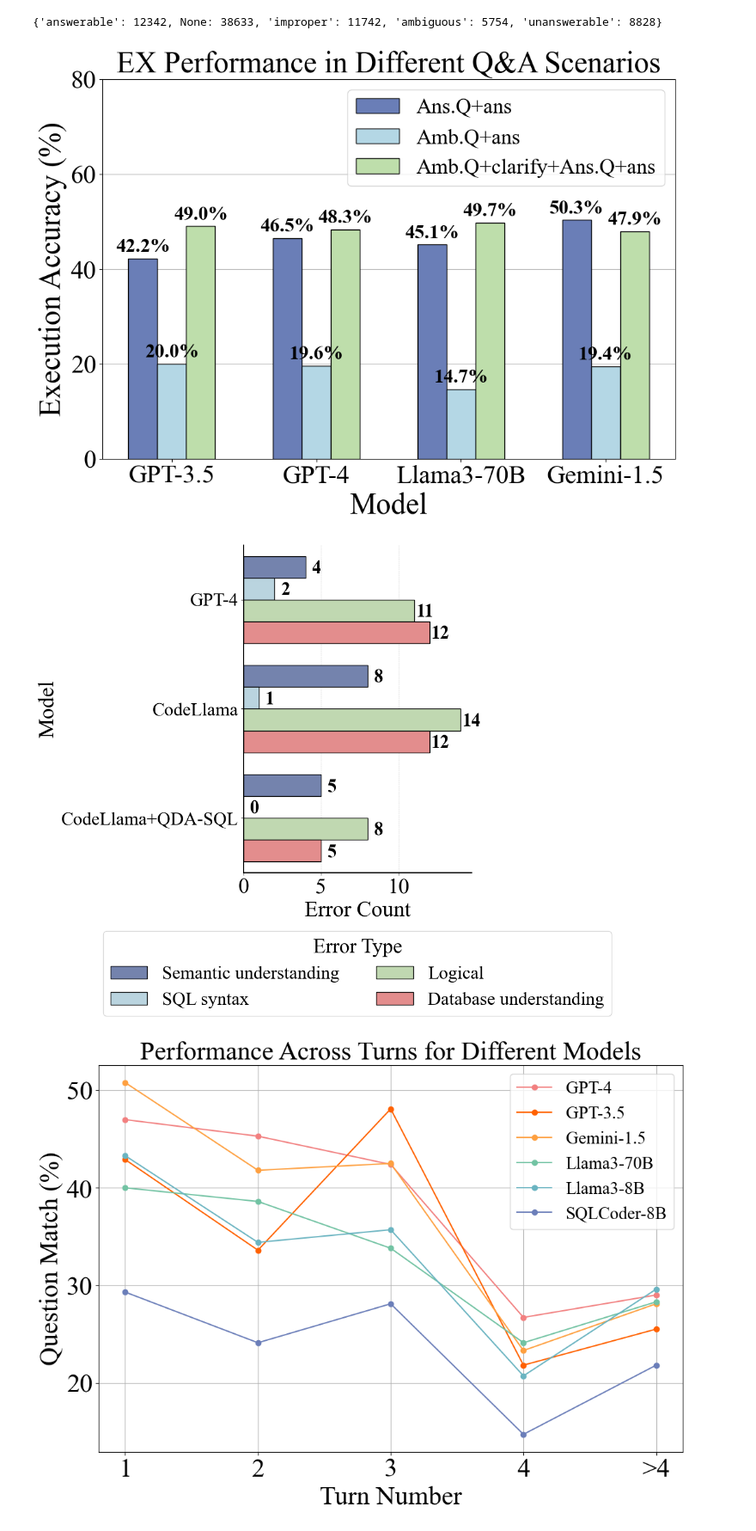
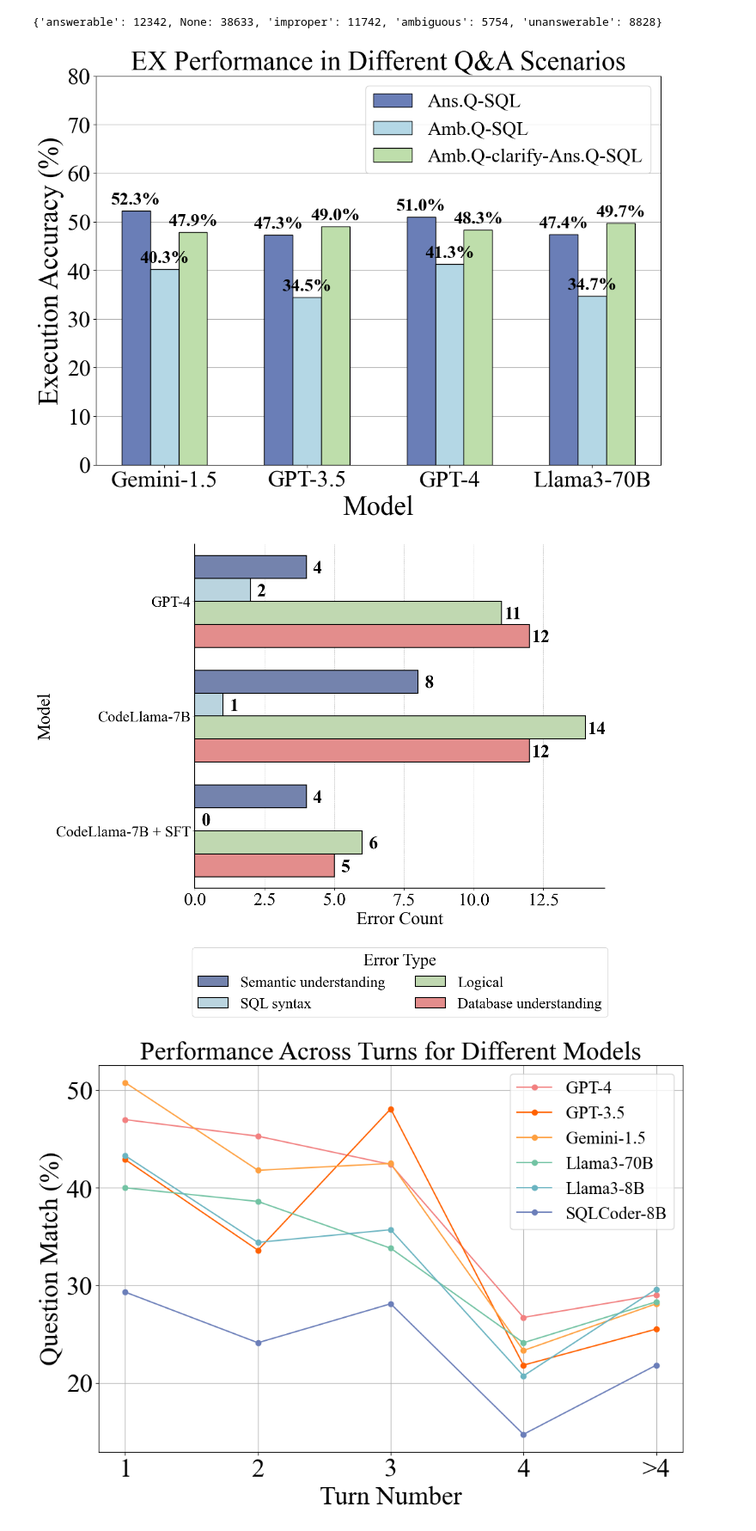
Before and after one commit to mcxiaoxiao/MM-SQL, a Jupyter notebook: analysis_outputs.ipynb, the cells around one changed output. Shown at 86% size. Saved outputs shown, nothing was run; the diff lists cells and outputs as text; code cells hidden in the pictures.

Commit message:
FEAT new error figs

```diff
--- a/analysis_outputs.ipynb
+++ b/analysis_outputs.ipynb
@@ -30,15 +30,15 @@ import matplotlib.pyplot as plt
 import numpy as np
 
 # Model names
-models = ['GPT-3.5', 'GPT-4', 'Llama3-70B', 'Gemini-1.5']
+models = [ 'Gemini-1.5', 'GPT-3.5', 'GPT-4', 'Llama3-70B']
 
 # Question Match data
 # Each model has three data points: Ans.Q, Amb.Q+ans, Amb.Q+clarify+ans
 scores = {
-    'GPT-4': [46.5, 19.6, 48.3],
+    'GPT-4': [51.0, 41.3, 48.3],
     'GPT-3.5': [47.3, 34.5, 49.0],
-    'Gemini-1.5': [50.3, 19.4, 47.9],
-    'Llama3-70B': [45.1, 14.7, 49.7],
+    'Gemini-1.5': [52.3, 40.3, 47.9],
+    'Llama3-70B': [47.4, 34.7, 49.7],
 }
 
 # Set font
@@ -46,7 +46,7 @@ plt.rcParams['font.family'] = 'Times New Roman'
 plt.rcParams['font.size'] = 30  # Increase font size
 
 # Plot the chart
-fig, ax = plt.subplots(figsize=(12, 8))
+fig, ax = plt.subplots(figsize=(13, 9))
 
 # Set the width and positions of the bars
 bar_width = 0.2
@@ -58,9 +58,9 @@ amb_q_ans = [scores[model][1] for model in models]
 amb_q_clarify_ans = [scores[model][2] for model in models]
 
 # Plot the bars for each category
-bars1 = ax.bar(index, ans_q, bar_width, label='Ans.Q+ans', color='#6a7eb7', edgecolor='black', zorder=100)
-bars2 = ax.bar(index + bar_width, amb_q_ans, bar_width, label='Amb.Q+ans', color='#b4d7e5', edgecolor='black', zorder=100)
-bars3 = ax.bar(index + 2 * bar_width, amb_q_clarify_ans, bar_width, label='Amb.Q+clarify+Ans.Q+ans', color='#bedeab', edgecolor='black', zorder=100)
+bars1 = ax.bar(index, ans_q, bar_width, label='Ans.Q-SQL', color='#6a7eb7', edgecolor='black', zorder=100)
+bars2 = ax.bar(index + bar_width, amb_q_ans, bar_width, label='Amb.Q-SQL', color='#b4d7e5', edgecolor='black', zorder=100)
+bars3 = ax.bar(index + 2 * bar_width, amb_q_clarify_ans, bar_width, label='Amb.Q-clarify-Ans.Q-SQL', color='#bedeab', edgecolor='black', zorder=100)
 
 # Add text above the bars
 for bars in [bars1, bars2, bars3]:
@@ -90,13 +90,13 @@ ax.yaxis.grid(True)
 ax.xaxis.grid(False)
 
 
-plt.savefig('plots/QM_Performance_in_Different_Scenarios.pdf', format='pdf', bbox_inches='tight')
+plt.savefig('plots/EX_Performance_in_Different_Scenarios.pdf', format='pdf', bbox_inches='tight')
 
 
 # Show the chart
 plt.show()
 # %% [output]
-[figure, old version]
+[figure, new version]
 # %%
 import matplotlib.pyplot as plt
 import seaborn as sns
@@ -106,8 +106,8 @@ import pandas as pd
 data = {
     'Error Type': ['Semantic understanding', 'SQL syntax', 'Logical', 'Database understanding'],
     'GPT-4': [4, 2, 11, 12],
-    'CodeLlama': [8, 1, 14, 12],
-    'CodeLlama+QDA-SQL': [5, 0, 8, 5]
+    'CodeLlama-7B': [8, 1, 14, 12],
+    'CodeLlama-7B + SFT': [4, 0, 6, 5]
 }
 
 # Convert data to DataFrame
@@ -121,7 +121,7 @@ palette = {
     'Semantic understanding': '#6a7eb7',
     'SQL syntax': '#b4d7e5',
     'Logical': '#bedeab',
-    'Database understanding': '#f17f7f'
+    'Database understanding': '#f17f7e'
 }
 
 # Set font and size
@@ -129,10 +129,10 @@ plt.rcParams['font.family'] = 'Times New Roman'
 plt.rcParams['font.size'] = 30  # Increase font size
 
 # Set figure size
-plt.figure(figsize=(10, 10))  # Extend the chart vertically
+plt.figure(figsize=(14, 12))  # Extend the chart vertically
 
 # Draw bar plot
-barplot = sns.barplot(data=df_melt, x='Error Count', y='Model', hue='Error Type', palette=palette, edgecolor='black', linewidth=1, zorder=10)
+barplot = sns.barplot(data=df_melt, x='Error Count', y='Model', hue='Error Type', palette=palette, edgecolor='black', linewidth=1.5, zorder=10)
 
 # Set title and labels
 
@@ -141,36 +141,36 @@ plt.ylabel('Model', fontsize=30)
 
 # Adjust legend and place it below the chart
 plt.legend(title='Error Type', fontsize=25, title_fontsize=28, loc='upper center', bbox_to_anchor=(0.5, -0.15), ncol=2)
 
 # Add border
 plt.gca().spines['top'].set_visible(False)
 plt.gca().spines['right'].set_visible(False)
 plt.gca().spines['left'].set_linewidth(1.5)
 plt.gca().spines['bottom'].set_linewidth(1.5)
 
 # Bold y-axis labels
 plt.yticks(fontsize=25)
 
 # Show only x-axis grid lines and place them at the bottom
 plt.grid(True, axis='x', linestyle='--', linewidth=0.5, zorder=0)
 
 # Annotate error counts on the bars
 for i, bar in enumerate(barplot.patches):
     width = bar.get_width()
     height = bar.get_height()
     x = bar.get_x() + width
     y = bar.get_y() + height / 1.7
-    barplot.text(x + 0.7, y, '{:.0f}'.format(width), ha='center', va='center', color='black', fontweight='bold', fontsize=25)
+    barplot.text(x + 0.4, y, '{:.0f}'.format(width), ha='center', va='center', color='black', fontweight='bold', fontsize=30)
 
 # Show the chart
 plt.tight_layout()
 
 # Save the figure as a PDF
-plt.savefig('plots/Error_analysis.pdf', format='pdf', bbox_inches='tight')
+plt.savefig('plots/ErrorAnalysis.pdf', format='pdf', bbox_inches='tight')
 
 plt.show()
 # %% [output]
-[figure, old version]
+[figure, new version]
 # %%
 import matplotlib.pyplot as plt
 
```
Also changed, not shown: 4 other files.
